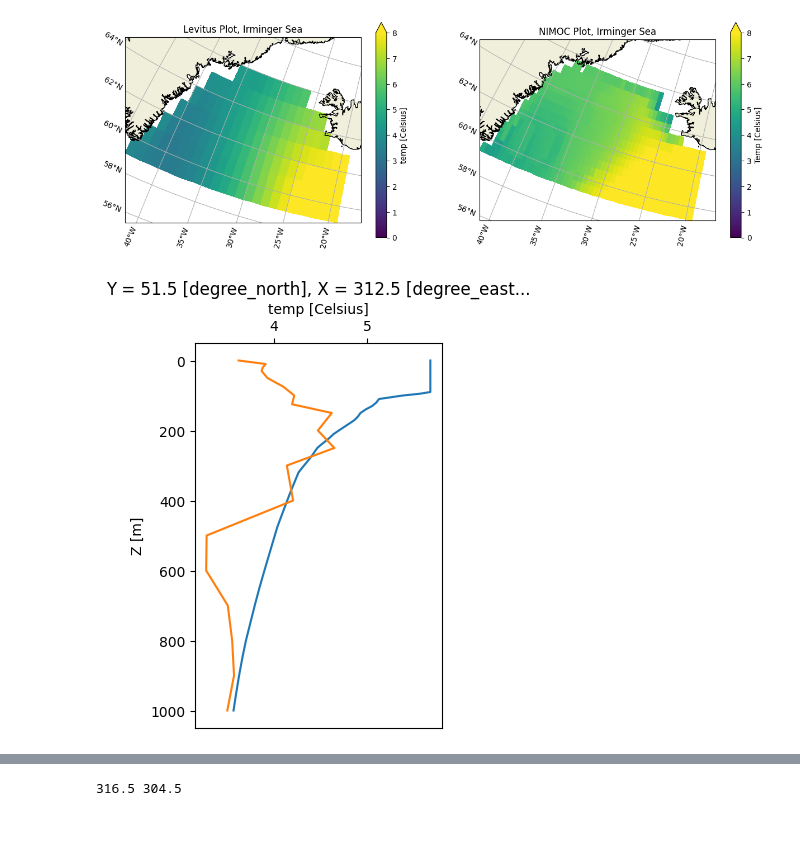
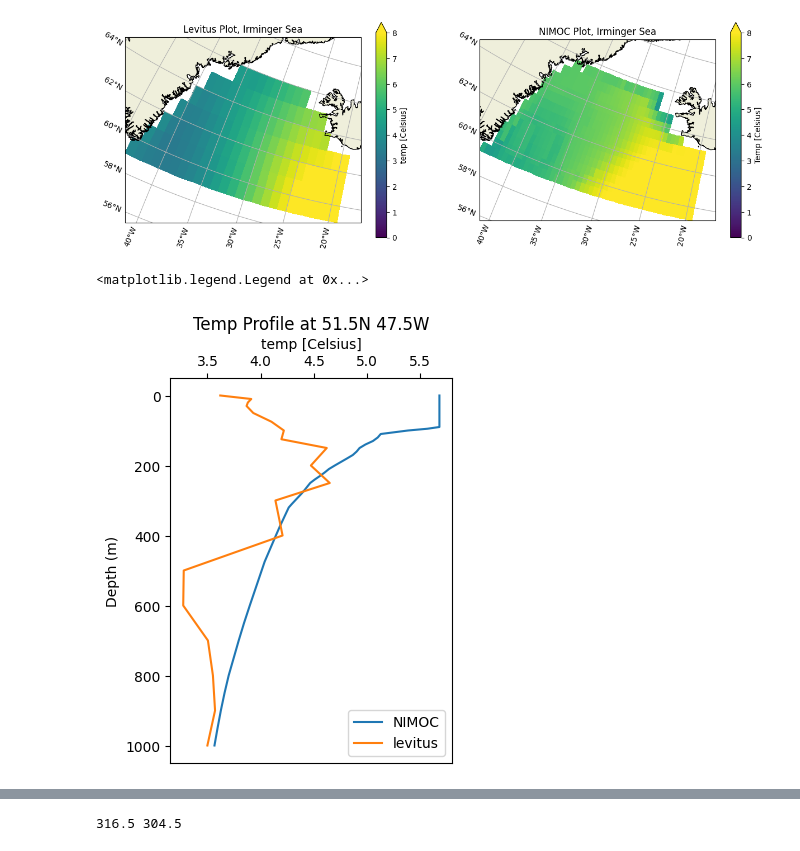
Before and after one commit to JRethemeier/Thermohaline-Circulation, a Jupyter notebook: Assignment2/Assignment2.ipynb, the cells around one changed output, grey strips where cells are left out. Cells and saved outputs as stored; diff of their text form; code cells hidden in the pictures.

Commit message:
added titles

```diff
--- a/Assignment2/Assignment2.ipynb
+++ b/Assignment2/Assignment2.ipynb
@@ -227,31 +227,33 @@ indicies: 30 279 291 633 681
 # %%
 # Exercise 2.a.2.a
 # Temperature Profile at 51.5N 47.5W
 
 def w_to_e(west):
     return 360-west
 
 lat = 51.5
 lon = w_to_e(47.5)
 lat_index = np.where(isopycnal.LATITUDE.values == lat)[0][0]
 lon_index = np.where(isopycnal.LONGITUDE.values == lon)[0][0]
 pressure_max = np.where(isopycnal.PRESSURE.values == 1000)[0][0]
 
 lab_lev = levitus.sel(T=0.5, X=lon, Y=lat).temp
 lab_iso = isopycnal.set_coords(names=["LATITUDE", "LONGITUDE", "PRESSURE"])
 lab_iso = lab_iso.sel(LAT=lat_index, LONG=lon_index, PRES=slice(0, pressure_max+1)).POTENTIAL_TEMPERATURE
 
-fig = plt.figure(figsize=(7, 5))
+fig = plt.figure(figsize=(8, 5))
 ax = fig.add_subplot(121)
-lab_iso.plot(y="PRESSURE")
-lab_lev.plot(y="Z")
+lab_iso.plot(y="PRESSURE", label="NIMOC")
+lab_lev.plot(y="Z", label="levitus")
 ax.invert_yaxis()
 ax.xaxis.set_label_position('top')
 ax.xaxis.tick_top()
-
-# Make more pretty if submitting
+ax.set_ylabel("Depth (m)")
+plt.title("Temp Profile at 51.5N 47.5W")
+plt.legend()
 # %% [output]
+<matplotlib.legend.Legend at 0x...>
-[figure, old version]
+[figure, new version]
 # %%
 # Exercise 2.a.2.b
 # Temperature Profile at 62.5N 34.5W
```
Also changed, not shown: parts of 1 cell of this notebook.
